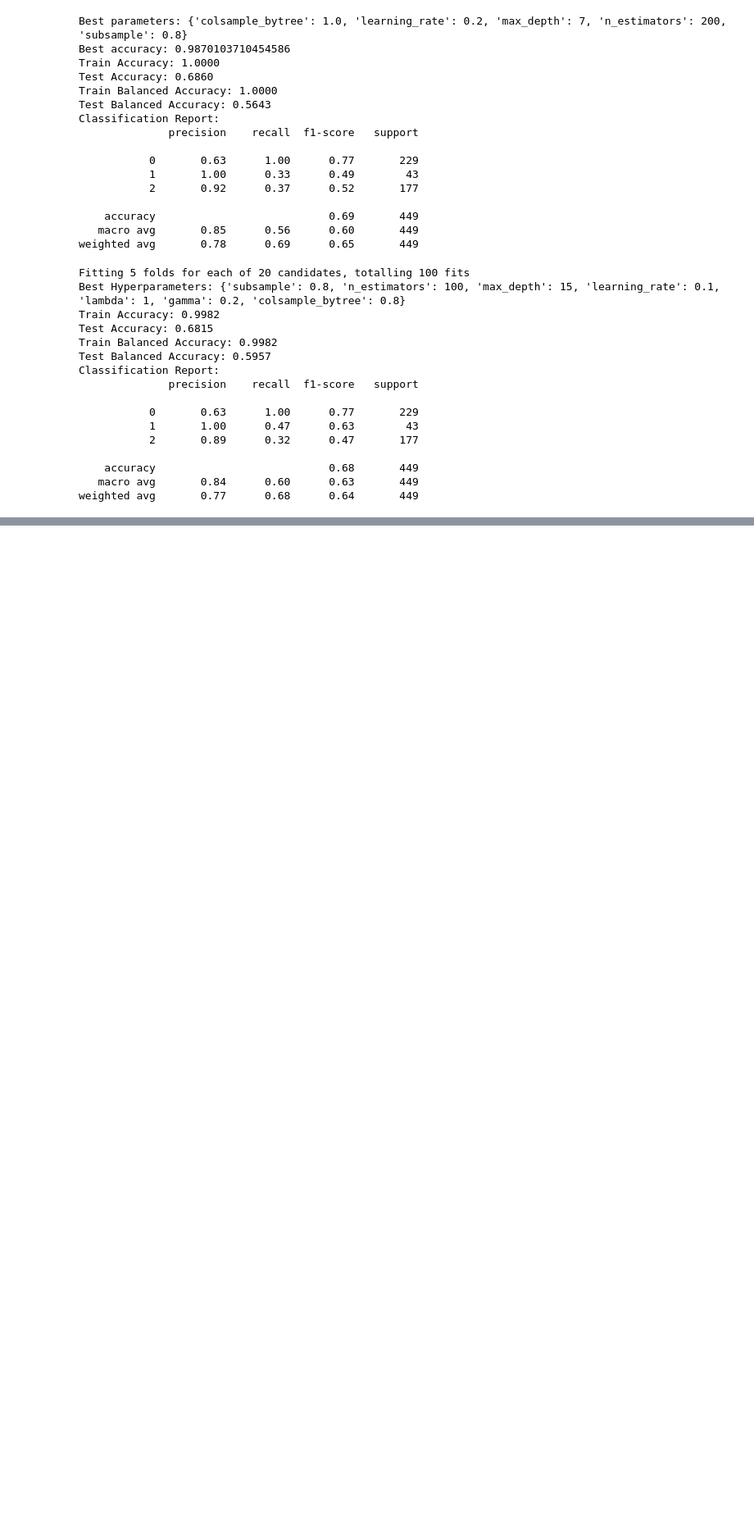
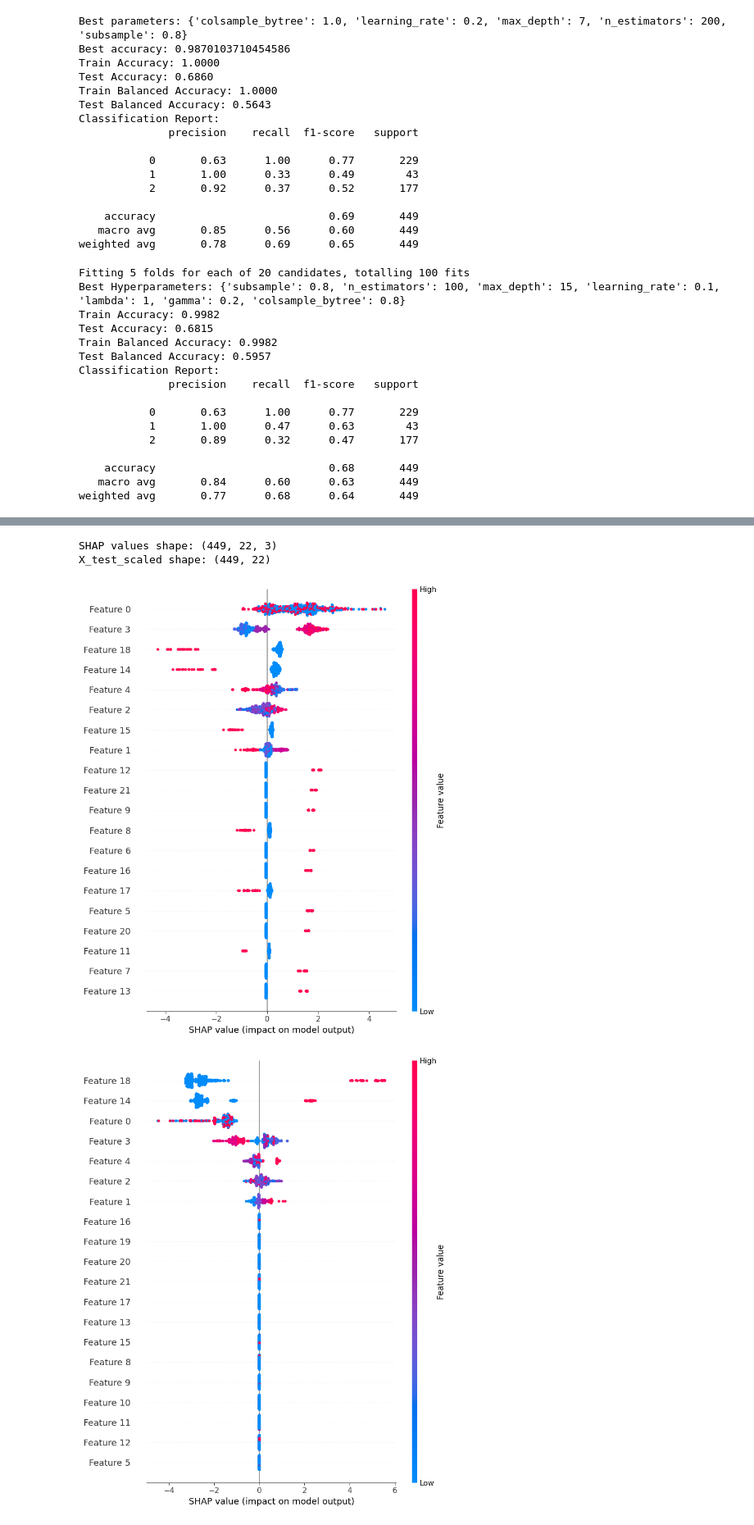
Before and after one commit to vianiecetan/traveltrends, a Jupyter notebook: Classification/xgboost.ipynb, the cells around one changed output, grey strips where cells are left out. Shown: that part at 82% size. Cells and saved outputs as stored; diff of their text form; code cells hidden in the pictures; blank space fills up the shorter version.

Commit message:
changes to shap interpretation for models

```diff
--- a/Classification/xgboost.ipynb
+++ b/Classification/xgboost.ipynb
@@ -382,0 +415,29 @@ weighted avg       0.77      0.68      0.64       449
+# %%
+import shap
+# Create the SHAP explainer for the Random Forest model
+explainer = shap.TreeExplainer(best_xgb)
+
+# Calculate SHAP values for the test set
+shap_values = explainer.shap_values(X_test_scaled)
+print("SHAP values shape:", np.array(shap_values).shape)
+print("X_test_scaled shape:", X_test_scaled.shape)
+
+# Generate a SHAP summary plot
+#shap.summary_plot(shap_values[1], X_test)
+# %% [output]
+SHAP values shape: (449, 22, 3)
+X_test_scaled shape: (449, 22)
+# %%
+import shap
+
+# SHAP values for class 0
+shap.summary_plot(shap_values[:, :, 0], X_test_scaled)
+
+# SHAP values for class 1
+shap.summary_plot(shap_values[:, :, 1], X_test_scaled)
+
+# SHAP values for class 2
+shap.summary_plot(shap_values[:, :, 2], X_test_scaled)
+# %% [output]
+[figure, added]
+[figure, added]
```
Also changed, not shown: parts of 8 cells of this notebook, 2 other files.
